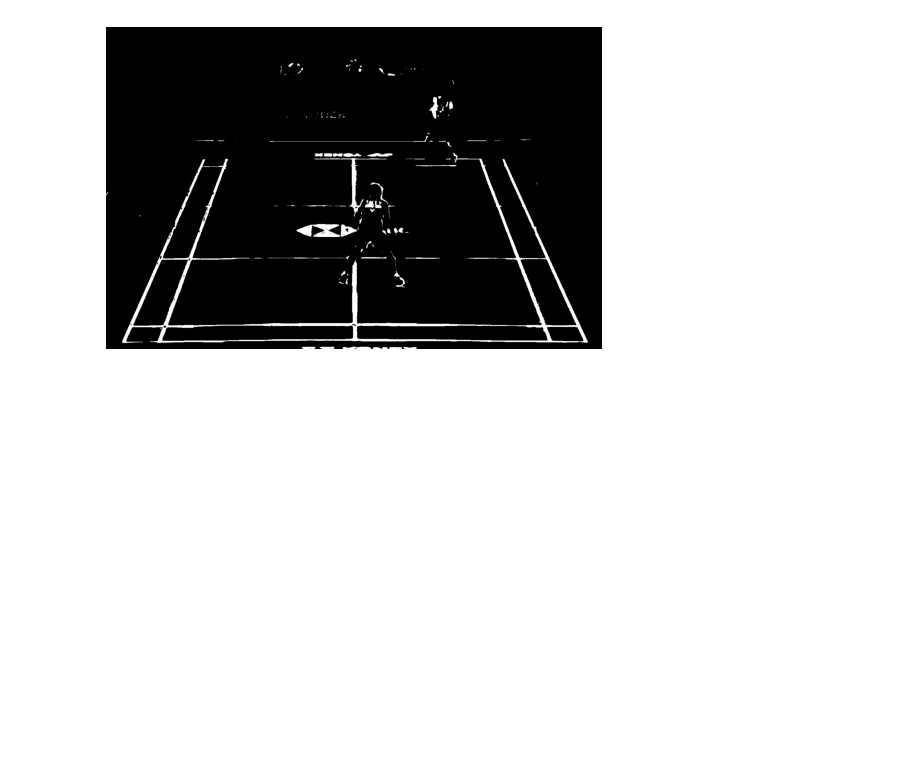
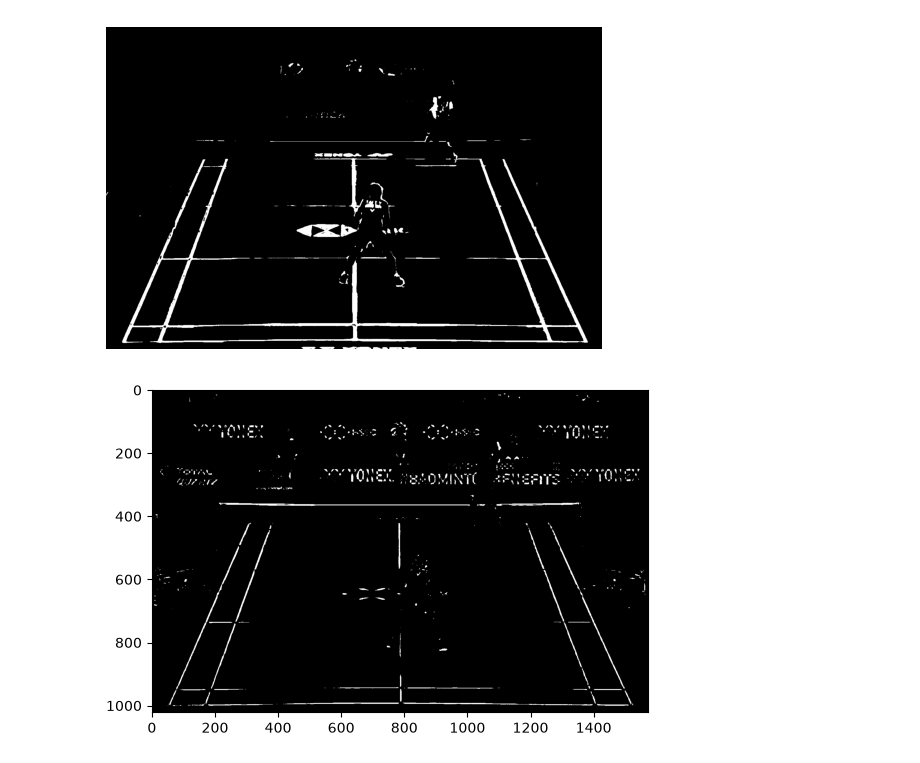
Before and after one commit to aesthetic0001/badminton-analysis, a Jupyter notebook: experiments/cv2_fun.ipynb, the cells around one changed output. Drawn from its saved outputs; the diff is of its cells as text; code cells hidden in the pictures; blank space fills up the shorter version.

```diff
--- a/experiments/court_detection.ipynb
+++ b/experiments/cv2_fun.ipynb
@@ -94,3 +121,45 @@ plt.axis("off")
 plt.show()
 # %% [output]
 [figure]
+# %%
+t = 8
+v_diff = 30
+s_diff = 30
+
+def local_contrast(channel, t, delta, brighter=True):
+    center = channel[t:-t, t:-t]
+
+    left   = channel[t:-t, :-2*t]
+    right  = channel[t:-t, 2*t:]
+    top    = channel[:-2*t, t:-t]
+    bottom = channel[2*t:, t:-t]
+
+    if brighter:
+        horizontal = ((center - left > delta) &
+                      (center - right > delta))
+        vertical = ((center - top > delta) &
+                    (center - bottom > delta))
+    else:
+        horizontal = ((left - center > delta) &
+                      (right - center > delta))
+        vertical = ((top - center > delta) &
+                    (bottom - center > delta))
+
+    result = np.zeros(channel.shape, dtype=bool)
+    result[t:-t, t:-t] = horizontal | vertical
+
+    return result
+
+# Brighter than neighbouring pixels
+brightness_mask = local_contrast(v, t, v_diff, brighter=True)
+
+# Less saturated than neighbouring pixels
+saturation_mask = local_contrast(s, t, s_diff, brighter=False)
+
+# Combine both conditions
+mask = (brightness_mask & saturation_mask).astype(np.uint8) * 255
+
+plt.imshow(mask, cmap="gray")
+plt.show()
+# %% [output]
+[figure, added]
```
Also changed, not shown: parts of 4 cells of this notebook, 3 other files.
